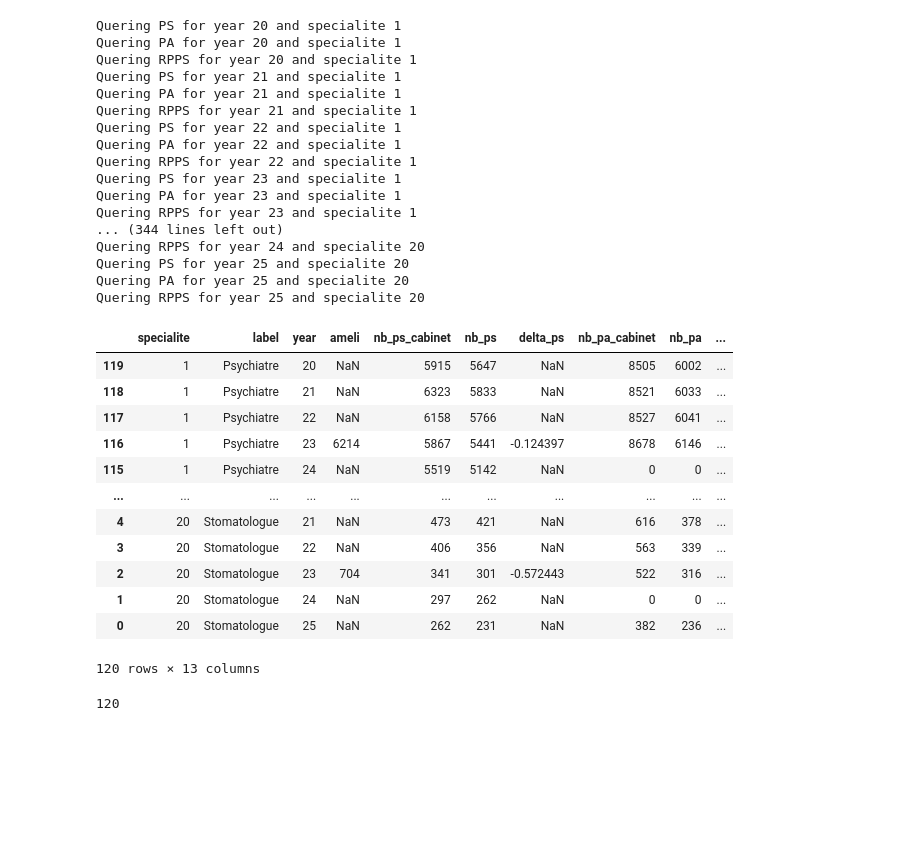
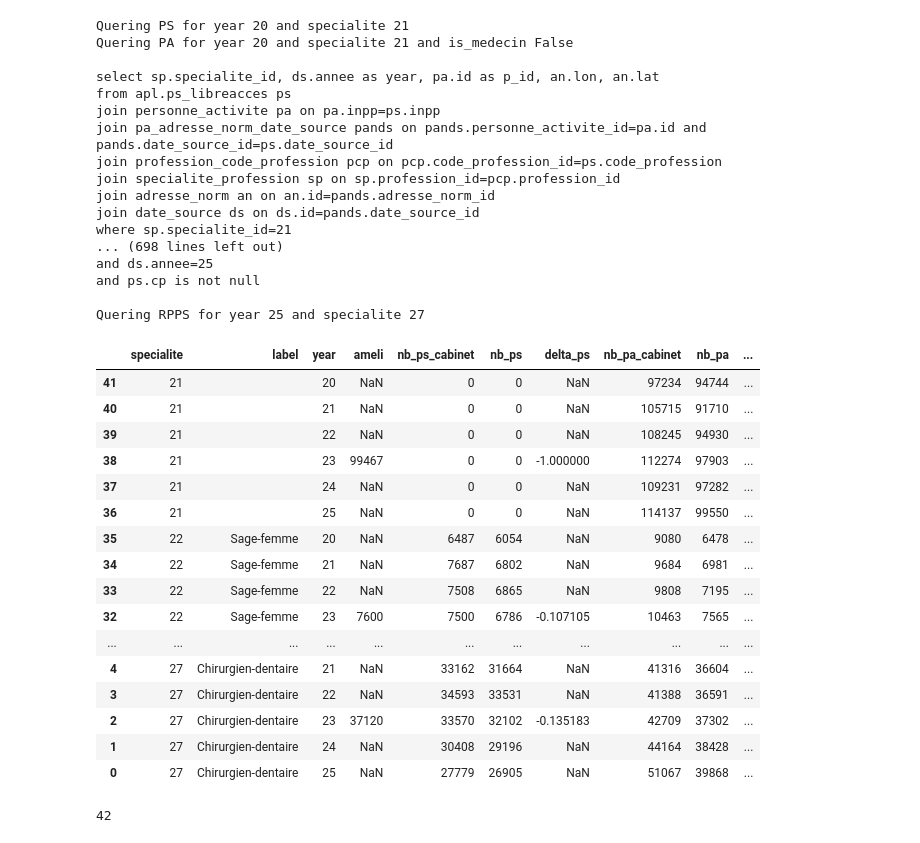
Before and after one commit to cyrilvincent/skema, a Jupyter notebook: apl/ps_stats.ipynb, the cells around one changed output. Saved outputs shown, nothing was run; the diff lists cells and outputs as text; code cells hidden in the pictures; blank space fills up the shorter version.

Commit message:
liste communes + code_profession!=10 pour ps_stats

```diff
--- a/apl/ps_stats.ipynb
+++ b/apl/ps_stats.ipynb
@@ -14,7 +14,7 @@ pd.set_option('display.max_columns', None)
 3.2.0.Dev
 postgresql://postgres:sa@localhost/icip
 # %%
-specialite=10
+specialite=21
 year=23
 dico={}
 year, specialite
@@ -145,5 +145,5 @@ nb
 # %%
-ameli={1:6214,2:3859,3:2433,4:2021,5:4368,6:4295,7:2704,8:5518,9:36062,10:51488,11:4989,12:7777,13:842,14:115,15:1036,16:1971,17:1196,18:505,19:1449,20:704,21:99467}
+ameli={1:6214,2:3859,3:2433,4:2021,5:4368,6:4295,7:2704,8:5518,9:36062,10:51488,11:4989,12:7777,13:842,14:115,15:1036,16:1971,17:1196,18:505,19:1449,20:704,21:99467,22:7600,23:75475,24:12717,25:2947,26:74219,27:37120}
 ameli
 # %% [output]
 {1: 6214,
@@ -166,59 +166,62 @@ ameli
 # %%
 columns=["specialite","label","year","ameli","nb_ps_cabinet","nb_ps","delta_ps","nb_pa_cabinet","nb_pa","delta_pa","nb_pa_ps_cabinet","nb_pa_ps","delta_pa_ps","nb_pa_outer_ps_cabinet","nb_pa_outer_ps","delta_pa_outer_ps","nb_rpps_cabinet","np_rpps","delta_rpps"]
 columns=["specialite","label","year","ameli","nb_ps_cabinet","nb_ps","delta_ps","nb_pa_cabinet","nb_pa","delta_pa","nb_rpps_cabinet","np_rpps","delta_rpps"]
 df = pd.DataFrame(columns=columns)
-for specialite in range(1,21):
+for specialite in range(21,28):
     for yy in range(20,26):
         ps_df=get_ps(yy,specialite)
         label=ps_df["label"][0] if len(ps_df["label"])>0 else ""
         nb_unique_ps=len(ps_df.groupby(["p_id", "lon", "lat"]))
         nb_ps=ps_df["p_id"].nunique()
-        pa_df=get_pa(yy,specialite)
+        pa_df=get_pa(yy,specialite,specialite<=20)
         nb_unique_pa=len(pa_df.groupby(["p_id", "lon", "lat"]))
         nb_pa=pa_df["p_id"].nunique()
         rpps_df=get_rpps(yy,specialite)
         nb_unique_rpps=len(rpps_df.groupby(["p_id", "lon", "lat"]))
         nb_rpps=rpps_df["p_id"].nunique()
         a=np.nan
         if yy==23 and specialite in ameli:
             a=ameli[specialite]
-        # df = pd.concat([pd.DataFrame([[specialite,label,yy,a,nb_unique_ps,nb_ps,(nb_ps-a)/a,nb_unique_pa,nb_pa,(nb_pa-a)/a,nb_unique_pa_ps,nb_pa_ps,(nb_pa_ps-a)/a,nb_unique_pa_ops,nb_pa_ops,(nb_pa_ops-a)/a,nb_unique_rpps,nb_rpps,(nb_rpps-a)/a]], columns=df.columns), df], ignore_index=True)
-        df = pd.concat([pd.DataFrame([[specialite,label,yy,a,nb_unique_ps,nb_ps,(nb_ps-a)/a,nb_unique_pa,nb_pa,(nb_pa-a)/a,nb_unique_rpps,nb_rpps,(nb_rpps-a)/a]], columns=df.columns), df], ignore_index=True)
+        df=pd.concat([pd.DataFrame([[specialite,label,yy,a,nb_unique_ps,nb_ps,(nb_ps-a)/a,nb_unique_pa,nb_pa,(nb_pa-a)/a,nb_unique_rpps,nb_rpps,(nb_rpps-a)/a]], columns=df.columns), df], ignore_index=True)
 df=df.sort_values(by=['specialite',"year"])
 df
 # %% [output]
-Quering PS for year 20 and specialite 1
-Quering PA for year 20 and specialite 1
-Quering RPPS for year 20 and specialite 1
-Quering PS for year 21 and specialite 1
-Quering PA for year 21 and specialite 1
-Quering RPPS for year 21 and specialite 1
-Quering PS for year 22 and specialite 1
-Quering PA for year 22 and specialite 1
-Quering RPPS for year 22 and specialite 1
-Quering PS for year 23 and specialite 1
-Quering PA for year 23 and specialite 1
-Quering RPPS for year 23 and specialite 1
-... (344 lines left out)
-Quering RPPS for year 24 and specialite 20
-Quering PS for year 25 and specialite 20
-Quering PA for year 25 and specialite 20
-Quering RPPS for year 25 and specialite 20
+Quering PS for year 20 and specialite 21
+Quering PA for year 20 and specialite 21 and is_medecin False
+
+select sp.specialite_id, ds.annee as year, pa.id as p_id, an.lon, an.lat
+from apl.ps_libreacces ps
+join personne_activite pa on pa.inpp=ps.inpp
+join pa_adresse_norm_date_source pands on pands.personne_activite_id=pa.id and pands.date_source_id=ps.date_source_id
+join profession_code_profession pcp on pcp.code_profession_id=ps.code_profession
+join specialite_profession sp on sp.profession_id=pcp.profession_id
+join adresse_norm an on an.id=pands.adresse_norm_id
+join date_source ds on ds.id=pands.date_source_id
+where sp.specialite_id=21
+... (698 lines left out)
+and ds.annee=25
+and ps.cp is not null
+
+Quering RPPS for year 25 and specialite 27
 |  | specialite | label | year | ameli | nb_ps_cabinet | nb_ps | delta_ps | nb_pa_cabinet | nb_pa | ... |
-| 119 | 1 | Psychiatre | 20 | NaN | 5915 | 5647 | NaN | 8505 | 6002 | ... |
-| 118 | 1 | Psychiatre | 21 | NaN | 6323 | 5833 | NaN | 8521 | 6033 | ... |
-| 117 | 1 | Psychiatre | 22 | NaN | 6158 | 5766 | NaN | 8527 | 6041 | ... |
-| 116 | 1 | Psychiatre | 23 | 6214 | 5867 | 5441 | -0.124397 | 8678 | 6146 | ... |
-| 115 | 1 | Psychiatre | 24 | NaN | 5519 | 5142 | NaN | 0 | 0 | ... |
+| 41 | 21 |  | 20 | NaN | 0 | 0 | NaN | 97234 | 94744 | ... |
+| 40 | 21 |  | 21 | NaN | 0 | 0 | NaN | 105715 | 91710 | ... |
+| 39 | 21 |  | 22 | NaN | 0 | 0 | NaN | 108245 | 94930 | ... |
+| 38 | 21 |  | 23 | 99467 | 0 | 0 | -1.000000 | 112274 | 97903 | ... |
+| 37 | 21 |  | 24 | NaN | 0 | 0 | NaN | 109231 | 97282 | ... |
+| 36 | 21 |  | 25 | NaN | 0 | 0 | NaN | 114137 | 99550 | ... |
+| 35 | 22 | Sage-femme | 20 | NaN | 6487 | 6054 | NaN | 9080 | 6478 | ... |
+| 34 | 22 | Sage-femme | 21 | NaN | 7687 | 6802 | NaN | 9684 | 6981 | ... |
+| 33 | 22 | Sage-femme | 22 | NaN | 7508 | 6865 | NaN | 9808 | 7195 | ... |
+| 32 | 22 | Sage-femme | 23 | 7600 | 7500 | 6786 | -0.107105 | 10463 | 7565 | ... |
 | ... | ... | ... | ... | ... | ... | ... | ... | ... | ... | ... |
-| 4 | 20 | Stomatologue | 21 | NaN | 473 | 421 | NaN | 616 | 378 | ... |
-| 3 | 20 | Stomatologue | 22 | NaN | 406 | 356 | NaN | 563 | 339 | ... |
-| 2 | 20 | Stomatologue | 23 | 704 | 341 | 301 | -0.572443 | 522 | 316 | ... |
-| 1 | 20 | Stomatologue | 24 | NaN | 297 | 262 | NaN | 0 | 0 | ... |
-| 0 | 20 | Stomatologue | 25 | NaN | 262 | 231 | NaN | 382 | 236 | ... |
+| 4 | 27 | Chirurgien-dentaire | 21 | NaN | 33162 | 31664 | NaN | 41316 | 36604 | ... |
+| 3 | 27 | Chirurgien-dentaire | 22 | NaN | 34593 | 33531 | NaN | 41388 | 36591 | ... |
+| 2 | 27 | Chirurgien-dentaire | 23 | 37120 | 33570 | 32102 | -0.135183 | 42709 | 37302 | ... |
+| 1 | 27 | Chirurgien-dentaire | 24 | NaN | 30408 | 29196 | NaN | 44164 | 38428 | ... |
+| 0 | 27 | Chirurgien-dentaire | 25 | NaN | 27779 | 26905 | NaN | 51067 | 39868 | ... |
-120 rows × 13 columns
 # %%
-df.to_excel("ps_stats.xlsx", index=False)
+df.to_excel("out/ps_stats.xlsx", index=False)
 df.to_sql("ps_stats", config.connection_string, schema="apl", if_exists="replace", index=False)
 # %% [output]
-120
+42
```
Also changed, not shown: parts of 7 cells of this notebook, 4 other files.
